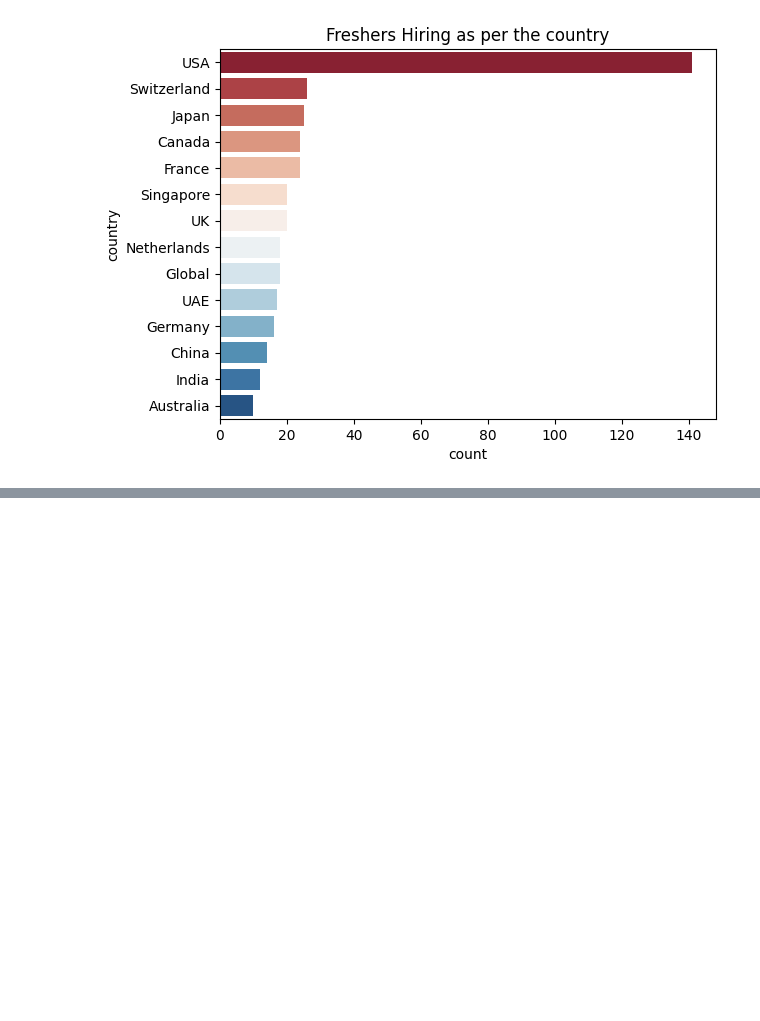
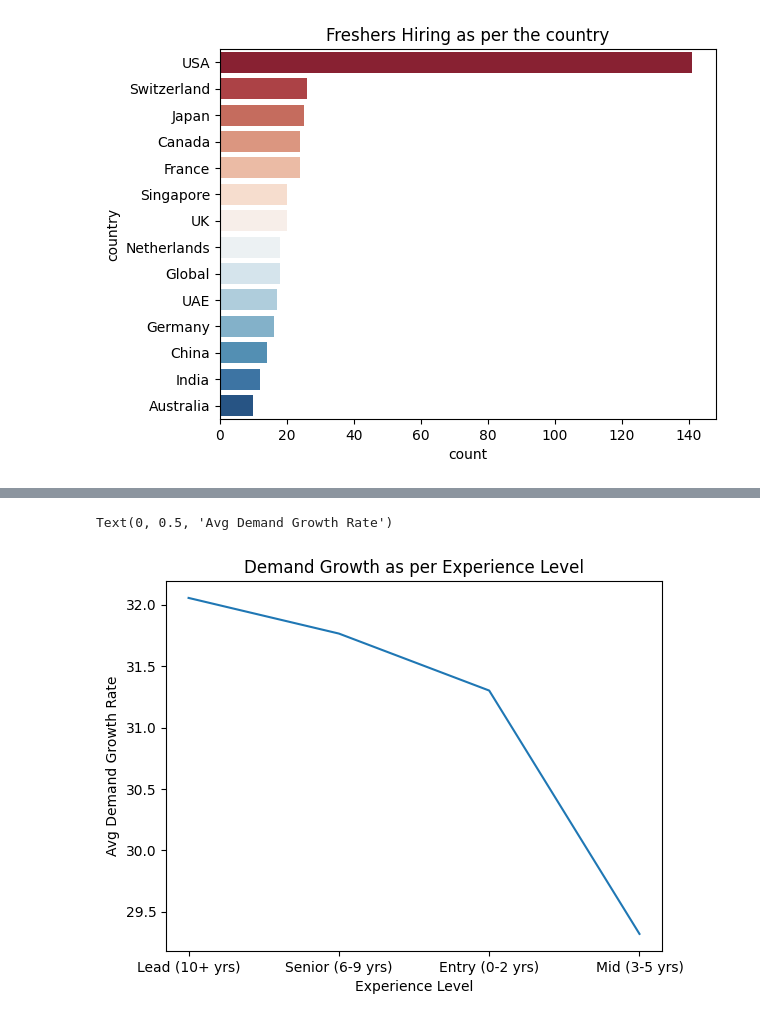
Before and after one commit to ShlokGadhave/AI-Career-Market-Insights, a Jupyter notebook: main.ipynb, the cells around one changed output, grey strips where cells are left out. Drawn from its saved outputs; the diff is of its cells as text; code cells hidden in the pictures; blank space fills up the shorter version.

Commit message:
Experience_based_insights

```diff
--- a/main.ipynb
+++ b/main.ipynb
@@ -1307,0 +1351,5 @@ Text(0, 0.5, 'country')
+# %%
+df.columns
+demand_and_experience=df.groupby('experience_level')['demand_growth_yoy_pct'].mean().reset_index(name='Avg').sort_values(by='Avg',ascending=False)
+demand_and_experience
+# Demand Growth in Lead level is high as compare to others
@@ -1307,0 +1362,8 @@ Text(0, 0.5, 'country')
+# %%
+sns.lineplot(data=demand_and_experience,x='experience_level',y='Avg')
+plt.title('Demand Growth as per Experience Level')
+plt.xlabel('Experience Level')
+plt.ylabel('Avg Demand Growth Rate')
+# %% [output]
+Text(0, 0.5, 'Avg Demand Growth Rate')
+[figure, added]
```
Also changed, not shown: parts of 7 cells of this notebook.
